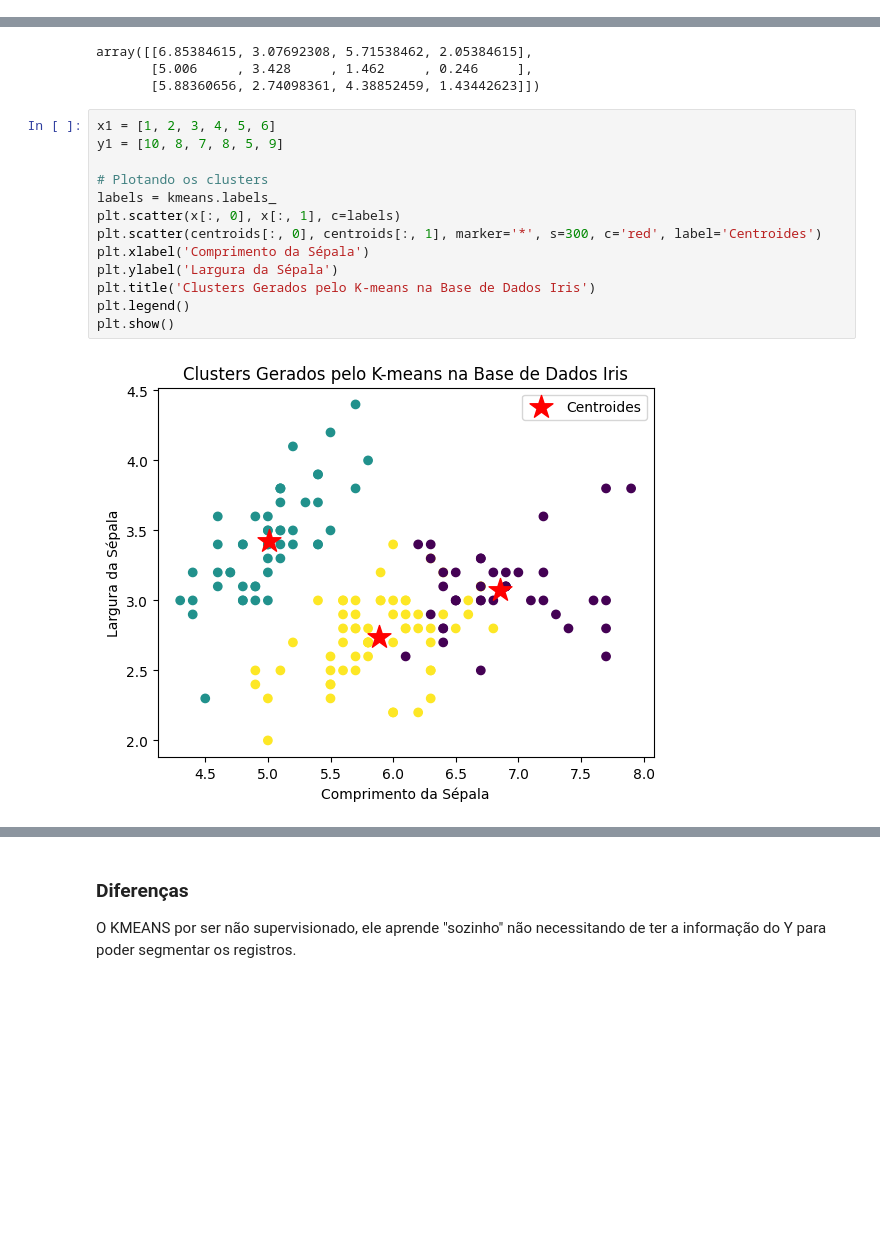
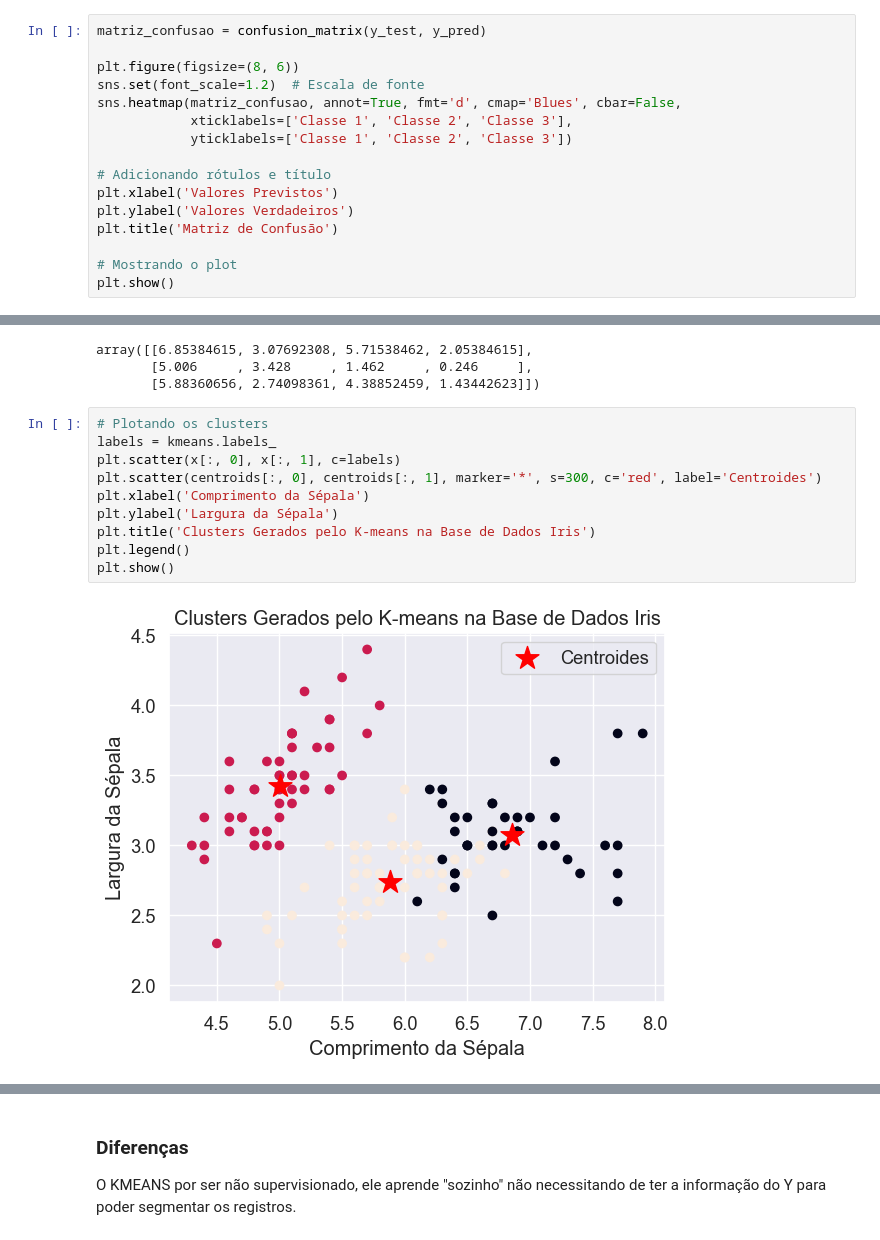
Before and after one commit to lucasmsouza24/artificial-inteligence, a Jupyter notebook: machine-learning/openlab/09-knn-kmeans/main.ipynb, the cells around one changed output, grey strips where cells are left out. Saved outputs shown, nothing was run; the diff lists cells and outputs as text; blank space fills up the shorter version.

Commit message:
feat: :sparkles: Adicionando atividades de openlab

```diff
--- a/machine-learning/openlab/09-knn-kmeans/main.ipynb
+++ b/machine-learning/openlab/09-knn-kmeans/main.ipynb
@@ -64,3 +88,19 @@ Distancia = (((x2 - x1) ** 2) + ((y2 - y1) ** 2) + ((z2 - z1) ** 2) + ((w2 - w1)
 | 0 | 1.1747340124470729 |
 | 2 | 4.254409477236529 |
 | 2 | 3.806573262134856 |
+# %%
+matriz_confusao = confusion_matrix(y_test, y_pred)
+
+plt.figure(figsize=(8, 6))
+sns.set(font_scale=1.2)  # Escala de fonte
+sns.heatmap(matriz_confusao, annot=True, fmt='d', cmap='Blues', cbar=False,
+            xticklabels=['Classe 1', 'Classe 2', 'Classe 3'],
+            yticklabels=['Classe 1', 'Classe 2', 'Classe 3'])
+
+# Adicionando rótulos e título
+plt.xlabel('Valores Previstos')
+plt.ylabel('Valores Verdadeiros')
+plt.title('Matriz de Confusão')
+
+# Mostrando o plot
+plt.show()
@@ -100,17 +152,14 @@ array([[6.85384615, 3.07692308, 5.71538462, 2.05384615],
        [5.006     , 3.428     , 1.462     , 0.246     ],
        [5.88360656, 2.74098361, 4.38852459, 1.43442623]])
 # %%
-x1 = [1, 2, 3, 4, 5, 6]
-y1 = [10, 8, 7, 8, 5, 9]
-
 # Plotando os clusters
 labels = kmeans.labels_
 plt.scatter(x[:, 0], x[:, 1], c=labels)
 plt.scatter(centroids[:, 0], centroids[:, 1], marker='*', s=300, c='red', label='Centroides')
 plt.xlabel('Comprimento da Sépala')
 plt.ylabel('Largura da Sépala')
 plt.title('Clusters Gerados pelo K-means na Base de Dados Iris')
 plt.legend()
 plt.show()
 # %% [output]
-[figure, old version]
+[figure, new version]
```
Also changed, not shown: parts of 10 cells of this notebook, 12 other files.
